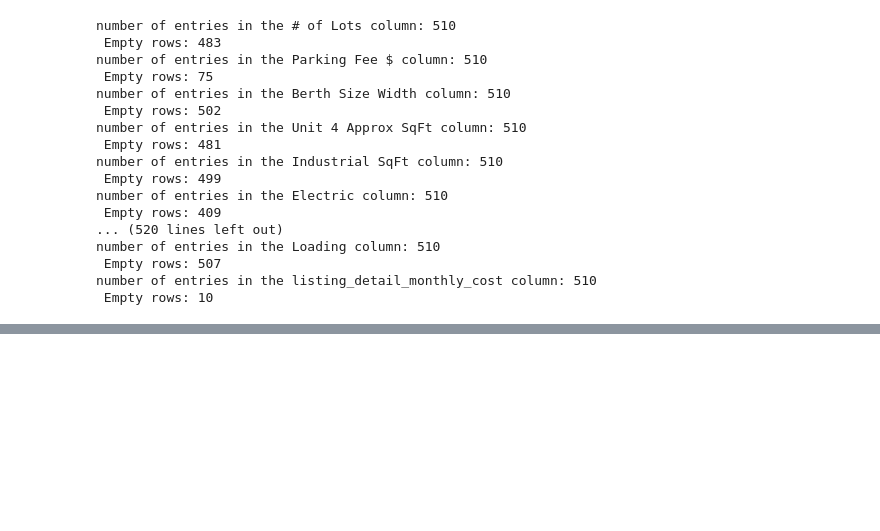
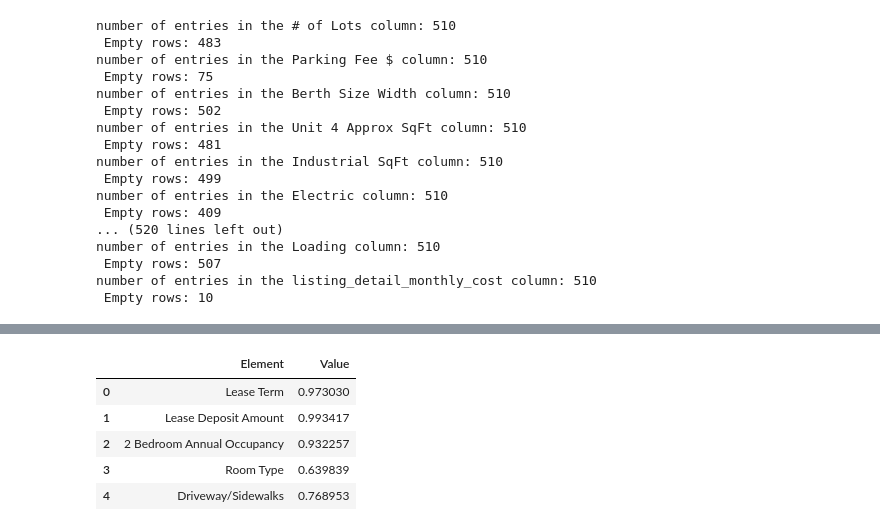
Before and after one commit to Vish-04/chatrealestate, a Jupyter notebook: data_management/analysis.ipynb, the cells around one changed output, grey strips where cells are left out. Saved outputs shown, nothing was run; the diff lists cells and outputs as text; code cells hidden in the pictures; blank space fills up the shorter version.

```diff
--- a/data_management/analysis.ipynb
+++ b/data_management/analysis.ipynb
@@ -206,0 +273,9 @@ The number of columns dropped: 221
+# %%
+all_listings_df.head()
+# %% [output]
+|  | Element | Value |
+| 0 | Lease Term | 0.973030 |
+| 1 | Lease Deposit Amount | 0.993417 |
+| 2 | 2 Bedroom Annual Occupancy | 0.932257 |
+| 3 | Room Type | 0.639839 |
+| 4 | Driveway/Sidewalks | 0.768953 |
```
Also changed, not shown: parts of 19 cells of this notebook, 3 other files.
